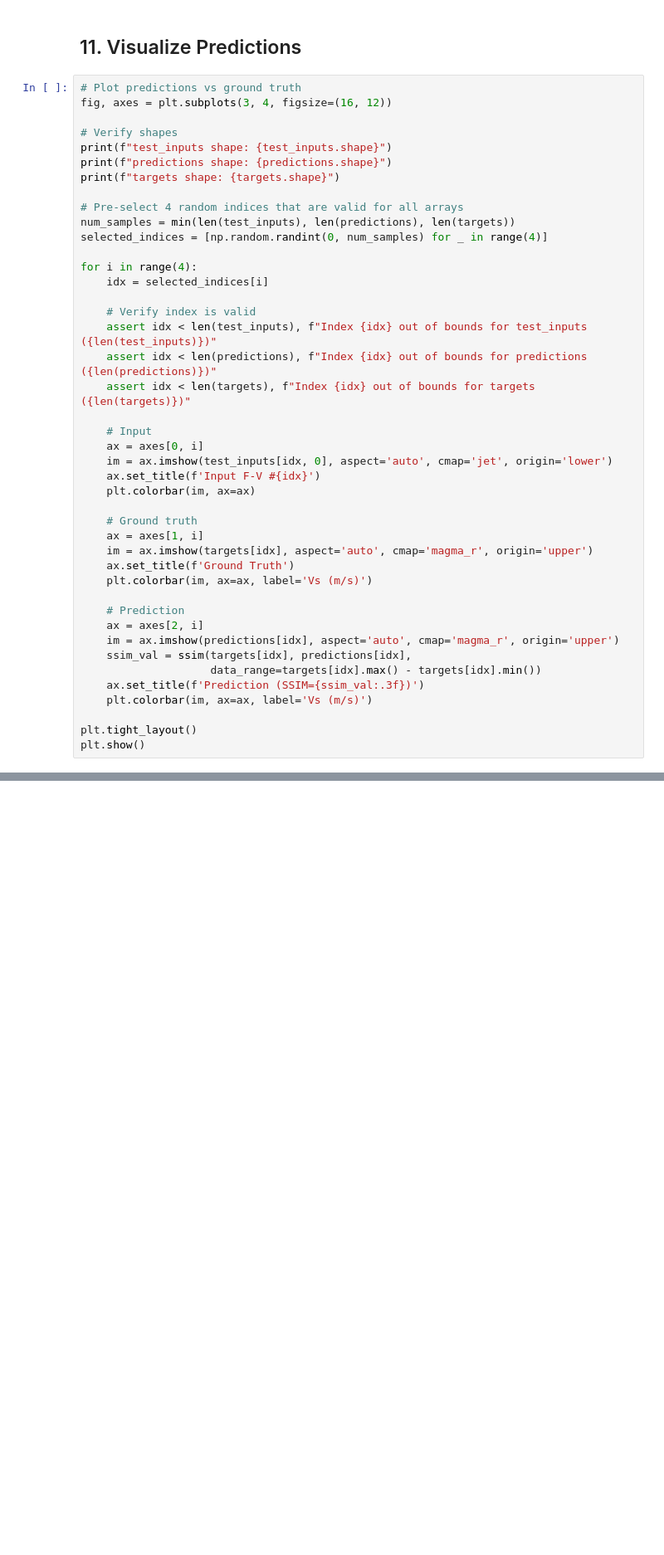
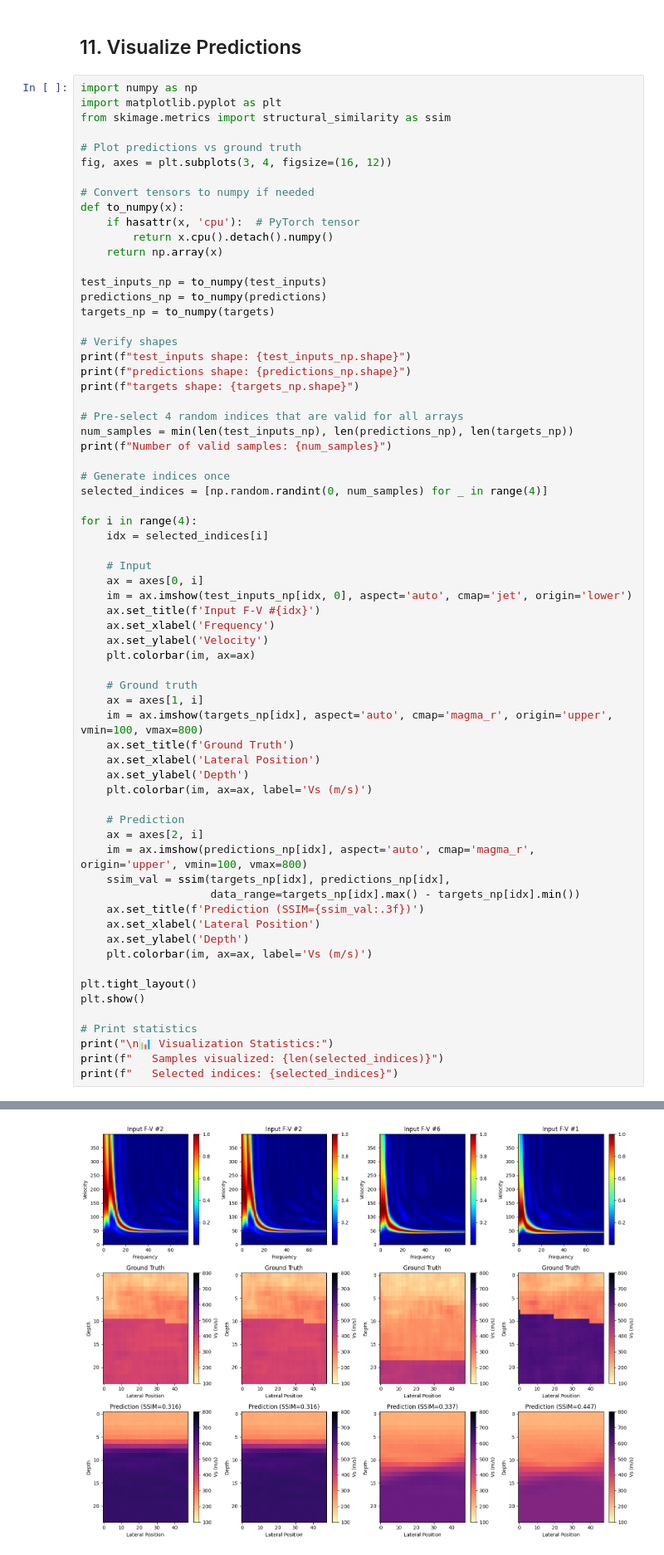
Before and after one commit to kks32-courses/ai-geotech, a Jupyter notebook: docs/03-cnn/cnn-fwi-velocity.ipynb, the cells around one changed output, grey strips where cells are left out. Shown at 83% size. Cells and saved outputs as stored; diff of their text form; blank space fills up the shorter version.

```diff
--- a/docs/03-cnn/cnn-fwi-velocity.ipynb
+++ b/docs/03-cnn/cnn-fwi-velocity.ipynb
@@ -739,45 +896,69 @@ AssertionError: Test index 459 out of bounds for targets of length 8
 # %% [markdown]
 ## 11. Visualize Predictions
 # %%
+import numpy as np
+import matplotlib.pyplot as plt
+from skimage.metrics import structural_similarity as ssim
+
 # Plot predictions vs ground truth
 fig, axes = plt.subplots(3, 4, figsize=(16, 12))
 
+# Convert tensors to numpy if needed
+def to_numpy(x):
+    if hasattr(x, 'cpu'):  # PyTorch tensor
+        return x.cpu().detach().numpy()
+    return np.array(x)
+
+test_inputs_np = to_numpy(test_inputs)
+predictions_np = to_numpy(predictions)
+targets_np = to_numpy(targets)
+
 # Verify shapes
-print(f"test_inputs shape: {test_inputs.shape}")
-print(f"predictions shape: {predictions.shape}")
-print(f"targets shape: {targets.shape}")
+print(f"test_inputs shape: {test_inputs_np.shape}")
+print(f"predictions shape: {predictions_np.shape}")
+print(f"targets shape: {targets_np.shape}")
 
 # Pre-select 4 random indices that are valid for all arrays
-num_samples = min(len(test_inputs), len(predictions), len(targets))
+num_samples = min(len(test_inputs_np), len(predictions_np), len(targets_np))
+print(f"Number of valid samples: {num_samples}")
+
+# Generate indices once
 selected_indices = [np.random.randint(0, num_samples) for _ in range(4)]
 
 for i in range(4):
     idx = selected_indices[i]
 
-    # Verify index is valid
-    assert idx < len(test_inputs), f"Index {idx} out of bounds for test_inputs ({len(test_inputs)})"
-    assert idx < len(predictions), f"Index {idx} out of bounds for predictions ({len(predictions)})"
-    assert idx < len(targets), f"Index {idx} out of bounds for targets ({len(targets)})"
-
     # Input
     ax = axes[0, i]
-    im = ax.imshow(test_inputs[idx, 0], aspect='auto', cmap='jet', origin='lower')
+    im = ax.imshow(test_inputs_np[idx, 0], aspect='auto', cmap='jet', origin='lower')
     ax.set_title(f'Input F-V #{idx}')
+    ax.set_xlabel('Frequency')
+    ax.set_ylabel('Velocity')
     plt.colorbar(im, ax=ax)
 
     # Ground truth
     ax = axes[1, i]
-    im = ax.imshow(targets[idx], aspect='auto', cmap='magma_r', origin='upper')
+    im = ax.imshow(targets_np[idx], aspect='auto', cmap='magma_r', origin='upper', vmin=100, vmax=800)
     ax.set_title(f'Ground Truth')
+    ax.set_xlabel('Lateral Position')
+    ax.set_ylabel('Depth')
     plt.colorbar(im, ax=ax, label='Vs (m/s)')
 
     # Prediction
     ax = axes[2, i]
-    im = ax.imshow(predictions[idx], aspect='auto', cmap='magma_r', origin='upper')
-    ssim_val = ssim(targets[idx], predictions[idx],
-                    data_range=targets[idx].max() - targets[idx].min())
+    im = ax.imshow(predictions_np[idx], aspect='auto', cmap='magma_r', origin='upper', vmin=100, vmax=800)
+    ssim_val = ssim(targets_np[idx], predictions_np[idx],
+                    data_range=targets_np[idx].max() - targets_np[idx].min())
     ax.set_title(f'Prediction (SSIM={ssim_val:.3f})')
+    ax.set_xlabel('Lateral Position')
+    ax.set_ylabel('Depth')
     plt.colorbar(im, ax=ax, label='Vs (m/s)')
 
 plt.tight_layout()
 plt.show()
+
+# Print statistics
+print("\n📊 Visualization Statistics:")
+print(f"   Samples visualized: {len(selected_indices)}")
+print(f"   Selected indices: {selected_indices}")
+# %% [output]
@@ -783,0 +969 @@ plt.show()
+[figure, added]
```
Also changed, not shown: parts of 15 cells of this notebook, 2 other files.
